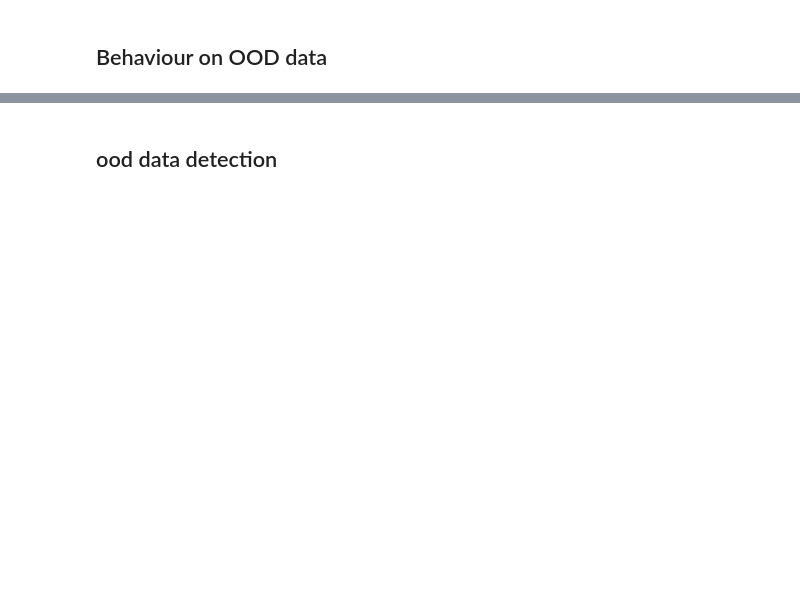
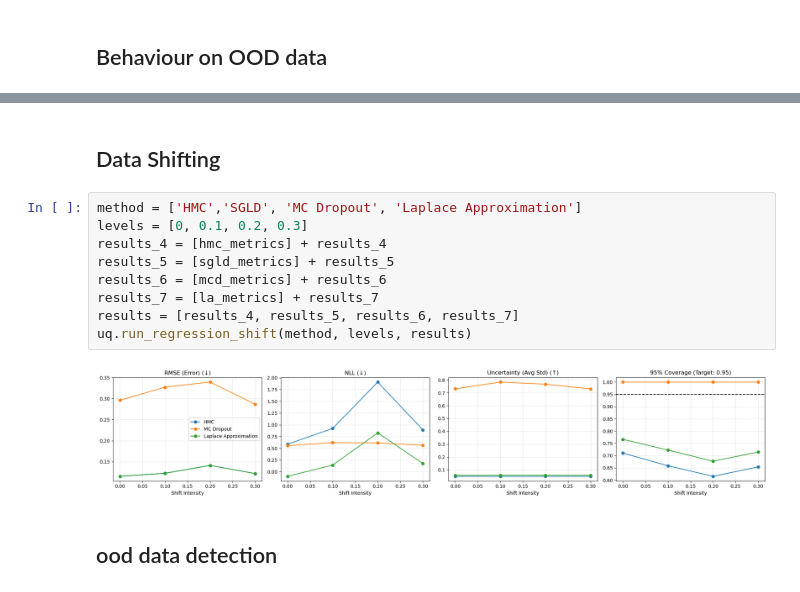
Before and after one commit to hwkin/uq, a Jupyter notebook: poisson/FNO/training_and_testing.ipynb, the cells around one changed output, grey strips where cells are left out. Drawn from its saved outputs; the diff is of its cells as text; blank space fills up the shorter version.

```diff
--- a/poisson/FNO/training_and_testing.ipynb
+++ b/poisson/FNO/training_and_testing.ipynb
@@ -699,3 +781,16 @@ NLL                         13958.1645       4.8484       3.3880       3.3126
+# %% [markdown]
+## Data Shifting
+# %%
+method = ['HMC','SGLD', 'MC Dropout', 'Laplace Approximation']
+levels = [0, 0.1, 0.2, 0.3]
+results_4 = [hmc_metrics] + results_4
+results_5 = [sgld_metrics] + results_5
+results_6 = [mcd_metrics] + results_6
+results_7 = [la_metrics] + results_7
+results = [results_4, results_5, results_6, results_7]
+uq.run_regression_shift(method, levels, results)
+# %% [output]
+[figure, added]
 # %% [markdown]
 ## ood data detection
 # %%
```
Also changed, not shown: parts of 25 cells of this notebook, 5 other files.
